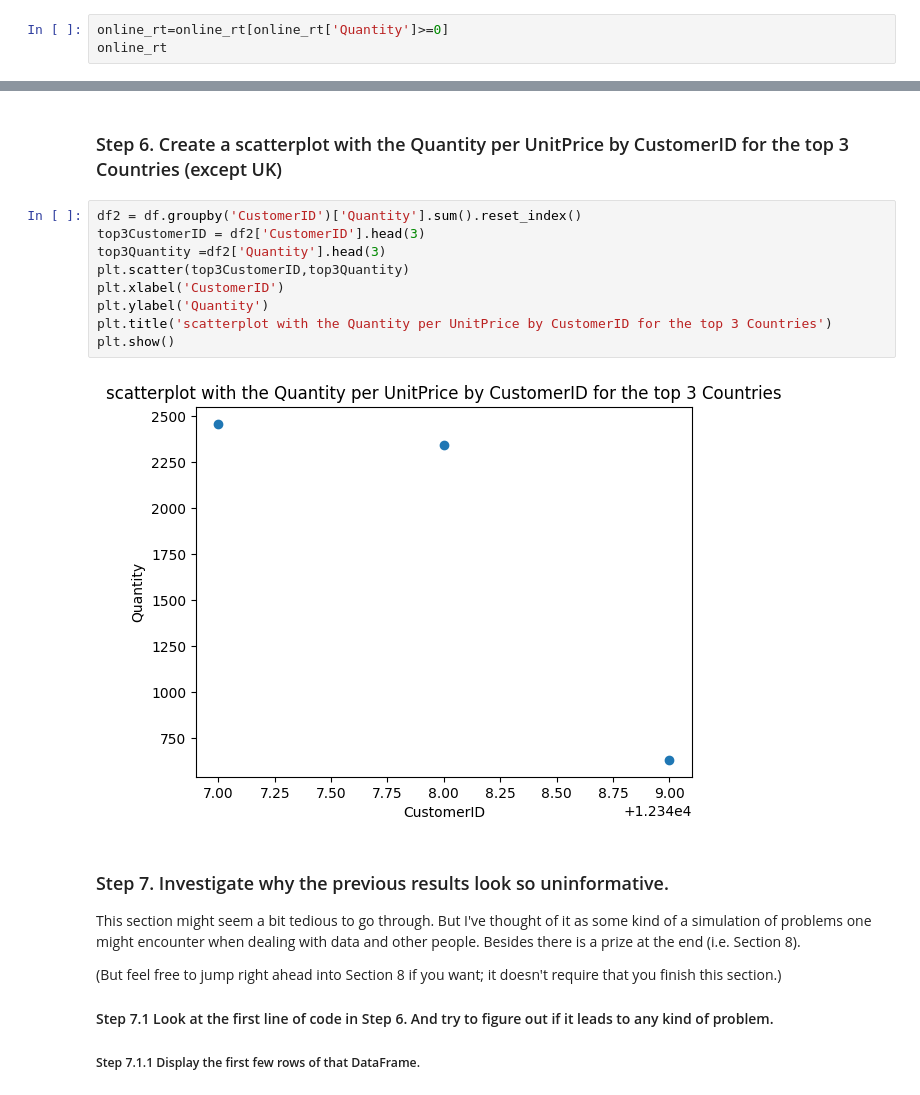
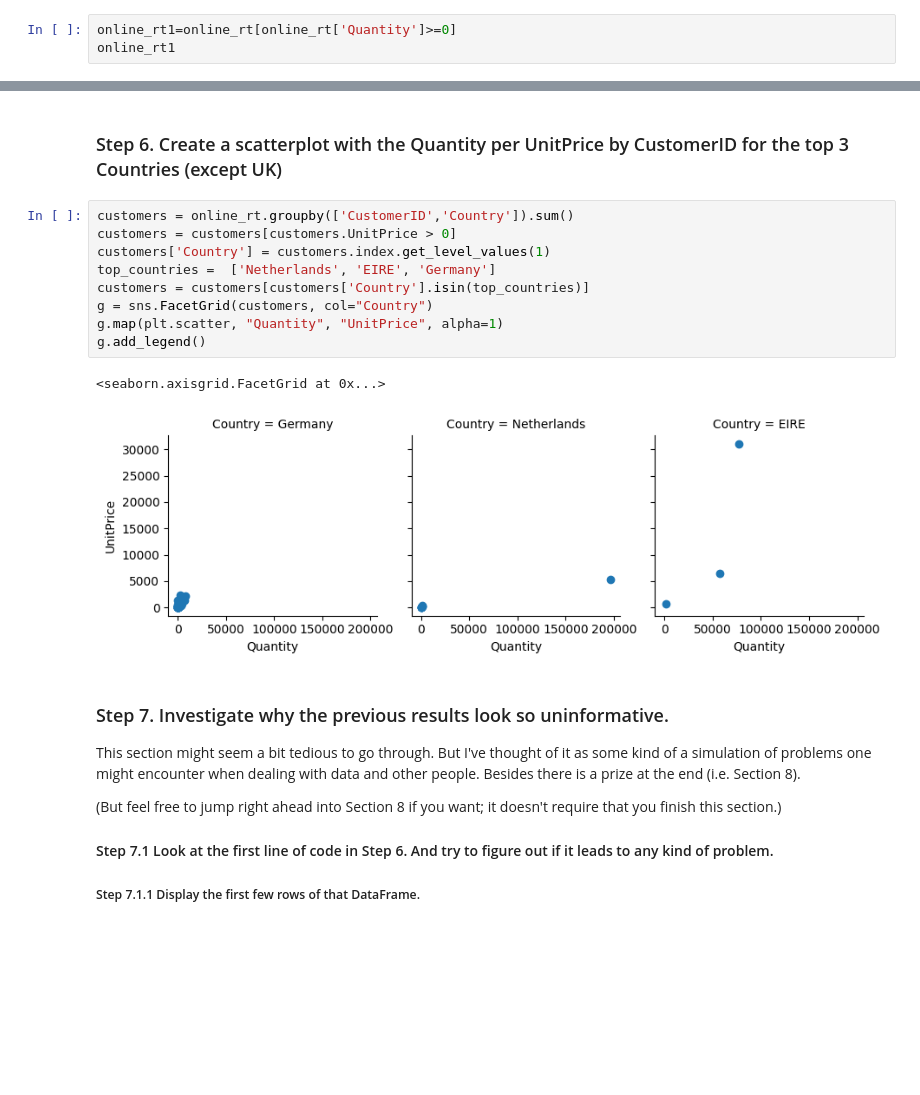
Before and after one commit to macvanthanh123/laptrinhai, a Jupyter notebook: bai_tap_bu_W8-9/07_Visualization/Online_Retail/72.ipynb, the cells around one changed output, grey strips where cells are left out. Saved outputs shown, nothing was run; the diff lists cells and outputs as text; blank space fills up the shorter version.

```diff
--- a/bai_tap_bu_W8-9/07_Visualization/Online_Retail/72.ipynb
+++ b/bai_tap_bu_W8-9/07_Visualization/Online_Retail/72.ipynb
@@ -47,8 +48,8 @@ plt.show()
 # %% [markdown]
 ### Step 5.  Exclude negative Quantity entries
 # %%
-online_rt=online_rt[online_rt['Quantity']>=0]
-online_rt
+online_rt1=online_rt[online_rt['Quantity']>=0]
+online_rt1
 # %% [output]
 |  | InvoiceNo | StockCode | Description | Quantity | InvoiceDate | UnitPrice | CustomerID | Country |
 | 0 | 536365 | 85123A | WHITE HANGING HEART T-LIGHT HOLDER | 6 | 12/1/10 8:26 | 2.55 | 17850.0 | United Kingdom |
@@ -65,17 +66,18 @@ online_rt
 531285 rows × 8 columns
 # %% [markdown]
 ### Step 6. Create a scatterplot with the Quantity per UnitPrice by CustomerID for the top 3 Countries (except UK)
-# %%
-df2 = df.groupby('CustomerID')['Quantity'].sum().reset_index()
-top3CustomerID = df2['CustomerID'].head(3)
-top3Quantity =df2['Quantity'].head(3)
-plt.scatter(top3CustomerID,top3Quantity)
-plt.xlabel('CustomerID')
-plt.ylabel('Quantity')
-plt.title('scatterplot with the Quantity per UnitPrice by CustomerID for the top 3 Countries')
-plt.show()
-# %% [output]
-[figure, removed]
+# %%
+customers = online_rt.groupby(['CustomerID','Country']).sum()
+customers = customers[customers.UnitPrice > 0]
+customers['Country'] = customers.index.get_level_values(1)
+top_countries =  ['Netherlands', 'EIRE', 'Germany']
+customers = customers[customers['Country'].isin(top_countries)]
+g = sns.FacetGrid(customers, col="Country")
+g.map(plt.scatter, "Quantity", "UnitPrice", alpha=1)
+g.add_legend()
+# %% [output]
+<seaborn.axisgrid.FacetGrid at 0x...>
+[figure, added]
 # %% [markdown]
 ### Step 7. Investigate why the previous results look so uninformative.
 
```
Also changed, not shown: parts of 12 cells of this notebook.
